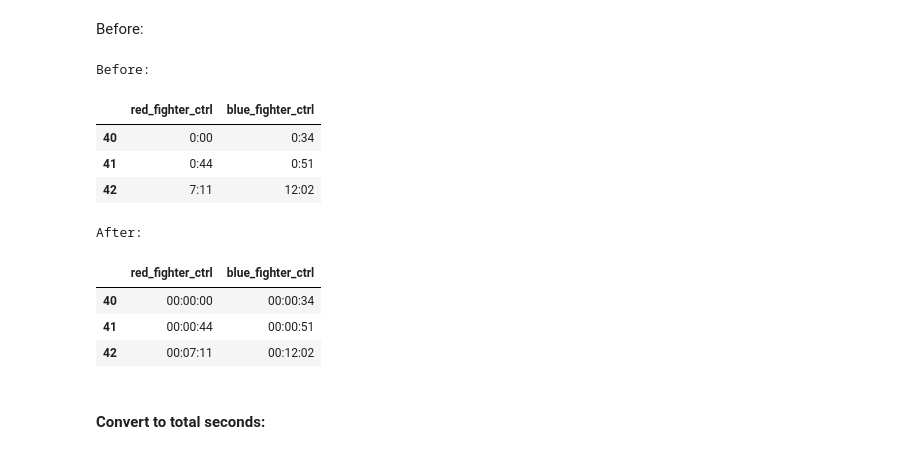
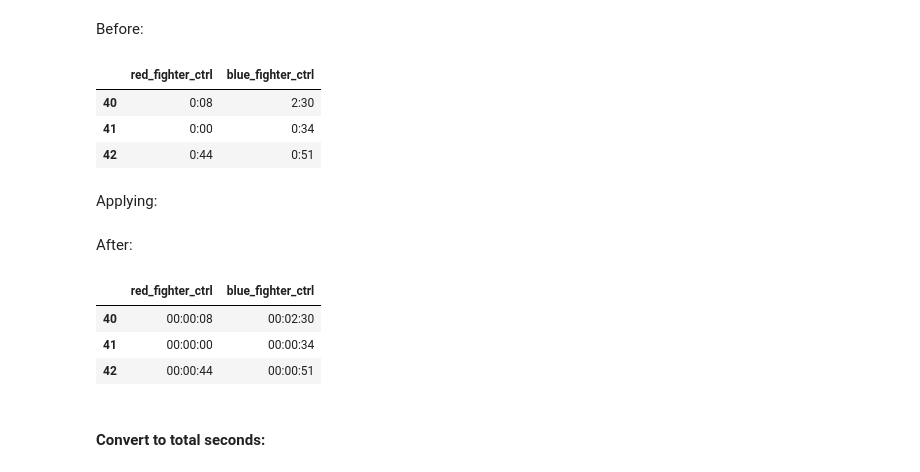
Before and after one commit to komaksym/UFC-DataLab, a Jupyter notebook: data/src/clean_data.ipynb, the cells around one changed output. Cells and saved outputs as stored; diff of their text form; code cells hidden in the pictures.

```diff
--- a/data/src/clean_data.ipynb
+++ b/data/src/clean_data.ipynb
@@ -280,18 +280,15 @@ def conv_from_inches_to_cm(inches):
     # Separate feet from inches
     inches = inches.replace('"', '').strip()
 
-    try:
-        # If both, feet and inches given
-        if "'" in inches:
-            feet, inch = inches.split("'")
-            feet = int(feet)
-            inch = int(inch) if inch else 0
-            return round(feet * 30.48 + inch * 2.54, 2)
-        # If only feet given
-        else:
-            return round(float(inches) * 2.54, 2)
-    except (ValueError, IndexError):
-        return None
+    # If both, feet and inches given
+    if "'" in inches:
+        feet, inch = inches.split("'")
+        feet = int(feet)
+        inch = int(inch) if inch else 0
+        return round(feet * 30.48 + inch * 2.54, 2)
+    # If only feet given
+    else:
+        return round(float(inches) * 2.54, 2)
 # %% [markdown]
 Applying:
 # %%
@@ -541,6 +540,12 @@ Before:
 # %%
 # Rows to compare before/after on
 comp_rows = [i for i in range(40, 43)]
-before = stats.loc[comp_rows, time_cols].copy()
+# Before samples
+stats.loc[comp_rows, time_cols]
+# %% [output]
+|  | red_fighter_ctrl | blue_fighter_ctrl |
+| 40 | 0:08 | 2:30 |
+| 41 | 0:00 | 0:34 |
+| 42 | 0:44 | 0:51 |
 # %%
 def format_time_schema(row):
@@ -557 +563,3 @@ def format_time_schema(row):
+# %% [markdown]
+Applying:
 # %%
@@ -559,22 +566,13 @@ def format_time_schema(row):
 for col in time_cols:
     stats[col] = stats[col].apply(format_time_schema)
-# %%
-print("Before:")
-before
-# %% [output]
-Before:
-|  | red_fighter_ctrl | blue_fighter_ctrl |
-| 40 | 0:00 | 0:34 |
-| 41 | 0:44 | 0:51 |
-| 42 | 7:11 | 12:02 |
+# %% [markdown]
+After:
 # %%
-print("After:")
 pd.DataFrame(stats.loc[comp_rows, time_cols])
 # %% [output]
-After:
 |  | red_fighter_ctrl | blue_fighter_ctrl |
-| 40 | 00:00:00 | 00:00:34 |
-| 41 | 00:00:44 | 00:00:51 |
-| 42 | 00:07:11 | 00:12:02 |
+| 40 | 00:00:08 | 00:02:30 |
+| 41 | 00:00:00 | 00:00:34 |
+| 42 | 00:00:44 | 00:00:51 |
 # %% [markdown]
 #### Convert to total seconds:
```
Also changed, not shown: parts of 21 cells of this notebook.
